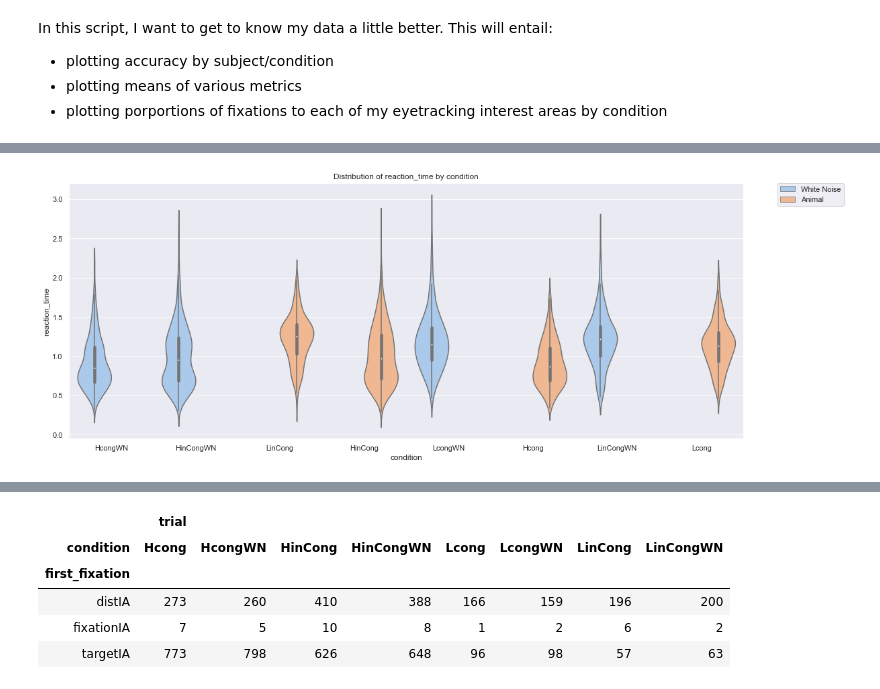
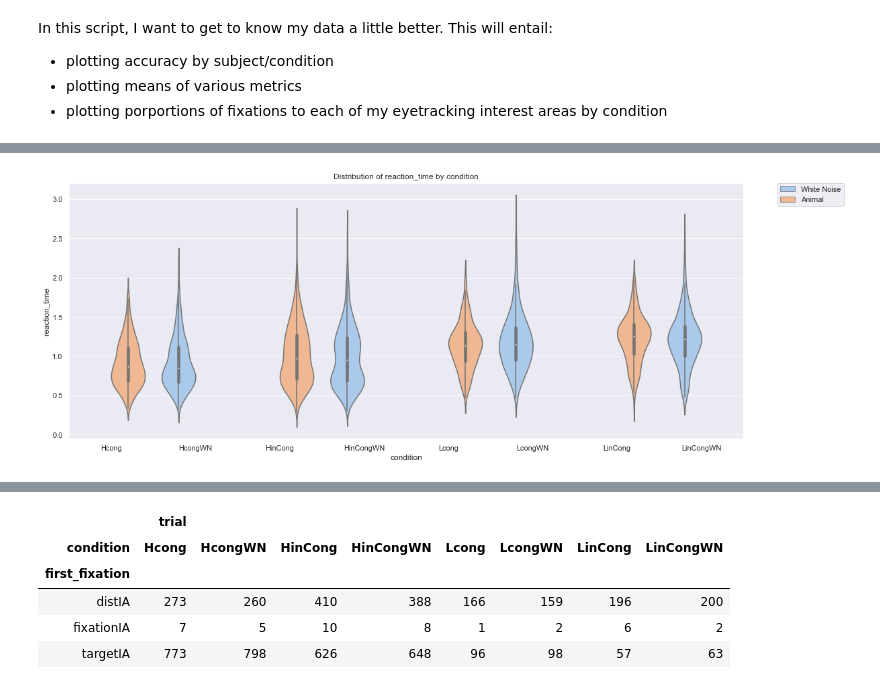
Before and after one commit to sheaduarte/PSC-290-Python-Final-Project, a Jupyter notebook: duarte/notebooks/Duarte_MSD_Exploration_and_Figures.ipynb, the cells around one changed output, grey strips where cells are left out. Saved outputs shown, nothing was run; the diff lists cells and outputs as text; code cells hidden in the pictures.

```diff
--- a/duarte/notebooks/Duarte_MSD_Exploration_and_Figures.ipynb
+++ b/duarte/notebooks/Duarte_MSD_Exploration_and_Figures.ipynb
@@ -33,7 +33,8 @@ MSD = pd.read_csv('/Users/sheaduarte/Desktop/School/PSC290python/final/duarte/da
 # %%
 sns.set(style="darkgrid")
 plt.rcParams['figure.figsize'] = (18, 7)
+cond_order = ['Hcong', 'HcongWN', 'HinCong', 'HinCongWN','Lcong', 'LcongWN', 'LinCong', 'LinCongWN']
 rtG = ah.bar_graph(df = MSD, x = 'condition', y='reaction_time', z= 'sound_type',
                    output_directory = '/Users/sheaduarte/Desktop/School/PSC290python/final/duarte/reports/figures/',
-                   custom_scheme = 'pastel')
+                   custom_scheme = 'pastel', order =cond_order)
 # %% [output]
@@ -45,4 +46,4 @@ latencyG =  ah.bar_graph(df = MSD, x = 'condition', y='latency', z= 'sound_type'
 # %%
-rtViolin = ah.violin(df = MSD, x = 'condition', y= 'reaction_time', z = 'sound_type', custom_scheme = 'pastel')
+rtViolin = ah.violin(df = MSD, x = 'condition', y= 'reaction_time', z = 'sound_type', custom_scheme = 'pastel', order = cond_order)
 # %% [output]
-[figure, old version]
+[figure, new version]
```
Also changed, not shown: parts of 11 cells of this notebook, 5 other files.
